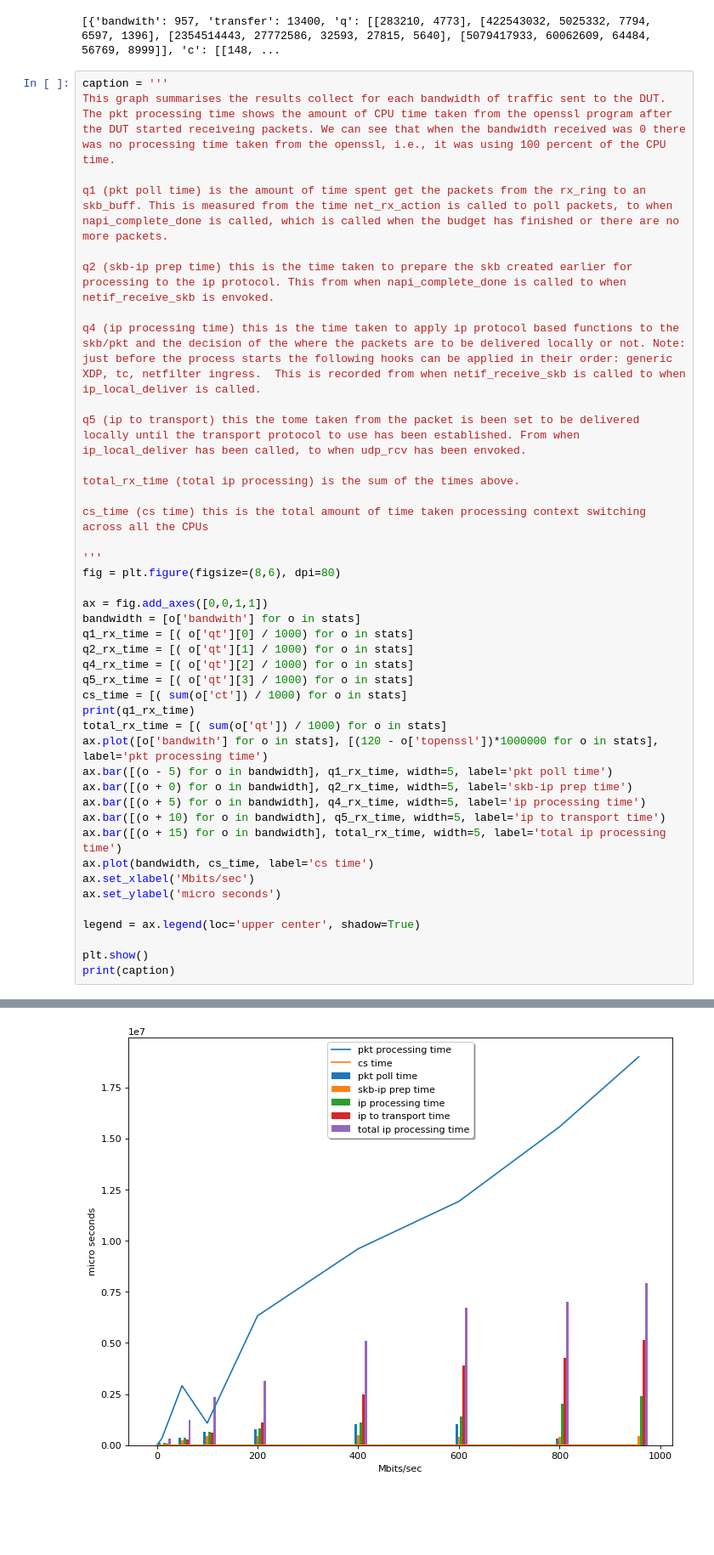
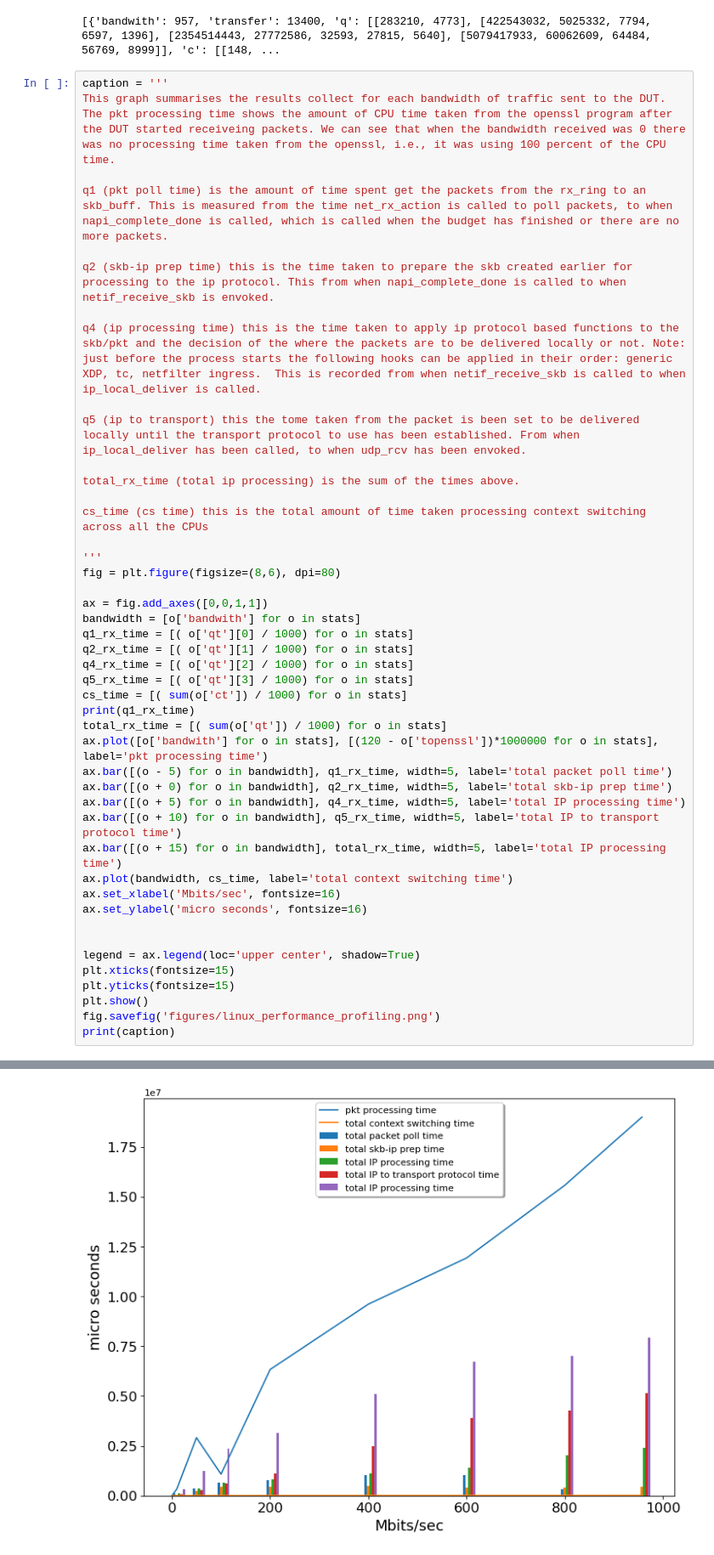
Before and after one commit to tariromukute/tpstat, a Jupyter notebook: ixgbe_linux-5.4.0-74-generic-x86_64_Intel_Xeon-KabyLake.ipynb, the cells around one changed output, grey strips where cells are left out. Shown at 85% size. Saved outputs shown, nothing was run; the diff lists cells and outputs as text; blank space fills up the shorter version.

```diff
--- a/ixgbe_linux-5.4.0-74-generic-x86_64_Intel_Xeon-KabyLake.ipynb
+++ b/ixgbe_linux-5.4.0-74-generic-x86_64_Intel_Xeon-KabyLake.ipynb
@@ -276,43 +276,46 @@ q1 (pkt poll time) is the amount of time spent get the packets from the rx_ring
 
 q2 (skb-ip prep time) this is the time taken to prepare the skb created earlier for processing to the ip protocol. This from when napi_complete_done is called to when netif_receive_skb is envoked.
 
 q4 (ip processing time) this is the time taken to apply ip protocol based functions to the skb/pkt and the decision of the where the packets are to be delivered locally or not. Note: just before the process starts the following hooks can be applied in their order: generic XDP, tc, netfilter ingress.  This is recorded from when netif_receive_skb is called to when ip_local_deliver is called.
 
 q5 (ip to transport) this the tome taken from the packet is been set to be delivered locally until the transport protocol to use has been established. From when ip_local_deliver has been called, to when udp_rcv has been envoked.
 
 total_rx_time (total ip processing) is the sum of the times above.
 
 cs_time (cs time) this is the total amount of time taken processing context switching across all the CPUs
 
 '''
 fig = plt.figure(figsize=(8,6), dpi=80)
 
 ax = fig.add_axes([0,0,1,1])
 bandwidth = [o['bandwith'] for o in stats]
 q1_rx_time = [( o['qt'][0] / 1000) for o in stats]
 q2_rx_time = [( o['qt'][1] / 1000) for o in stats]
 q4_rx_time = [( o['qt'][2] / 1000) for o in stats]
 q5_rx_time = [( o['qt'][3] / 1000) for o in stats]
 cs_time = [( sum(o['ct']) / 1000) for o in stats]
 print(q1_rx_time)
 total_rx_time = [( sum(o['qt']) / 1000) for o in stats]
 ax.plot([o['bandwith'] for o in stats], [(120 - o['topenssl'])*1000000 for o in stats], label='pkt processing time')
-ax.bar([(o - 5) for o in bandwidth], q1_rx_time, width=5, label='pkt poll time')
-ax.bar([(o + 0) for o in bandwidth], q2_rx_time, width=5, label='skb-ip prep time')
-ax.bar([(o + 5) for o in bandwidth], q4_rx_time, width=5, label='ip processing time')
-ax.bar([(o + 10) for o in bandwidth], q5_rx_time, width=5, label='ip to transport time')
-ax.bar([(o + 15) for o in bandwidth], total_rx_time, width=5, label='total ip processing time')
-ax.plot(bandwidth, cs_time, label='cs time')
-ax.set_xlabel('Mbits/sec')
-ax.set_ylabel('micro seconds')
+ax.bar([(o - 5) for o in bandwidth], q1_rx_time, width=5, label='total packet poll time')
+ax.bar([(o + 0) for o in bandwidth], q2_rx_time, width=5, label='total skb-ip prep time')
+ax.bar([(o + 5) for o in bandwidth], q4_rx_time, width=5, label='total IP processing time')
+ax.bar([(o + 10) for o in bandwidth], q5_rx_time, width=5, label='total IP to transport protocol time')
+ax.bar([(o + 15) for o in bandwidth], total_rx_time, width=5, label='total IP processing time')
+ax.plot(bandwidth, cs_time, label='total context switching time')
+ax.set_xlabel('Mbits/sec', fontsize=16)
+ax.set_ylabel('micro seconds', fontsize=16)
+
 
 legend = ax.legend(loc='upper center', shadow=True)
-
+plt.xticks(fontsize=15)
+plt.yticks(fontsize=15)
 plt.show()
+fig.savefig('figures/linux_performance_profiling.png')
 print(caption)
 # %% [output]
 [287.983, 316592.46, 1017562.609, 1042414.861, 776973.54, 653586.595, 351315.313, 95620.773, 55.441]
-[figure, old version]
+[figure, new version]
 This graph summarises the results collect for each bandwidth of traffic sent to the DUT. The pkt processing time shows the amount of CPU time taken from the openssl program after the DUT started recei ...
 
 q1 (pkt poll time) is the amount of time spent get the packets from the rx_ring to an skb_buff. This is measured from the time net_rx_action is called to poll packets, to when napi_complete_done is ca ...
```
Also changed, not shown: parts of 6 cells of this notebook, 9 other files.
